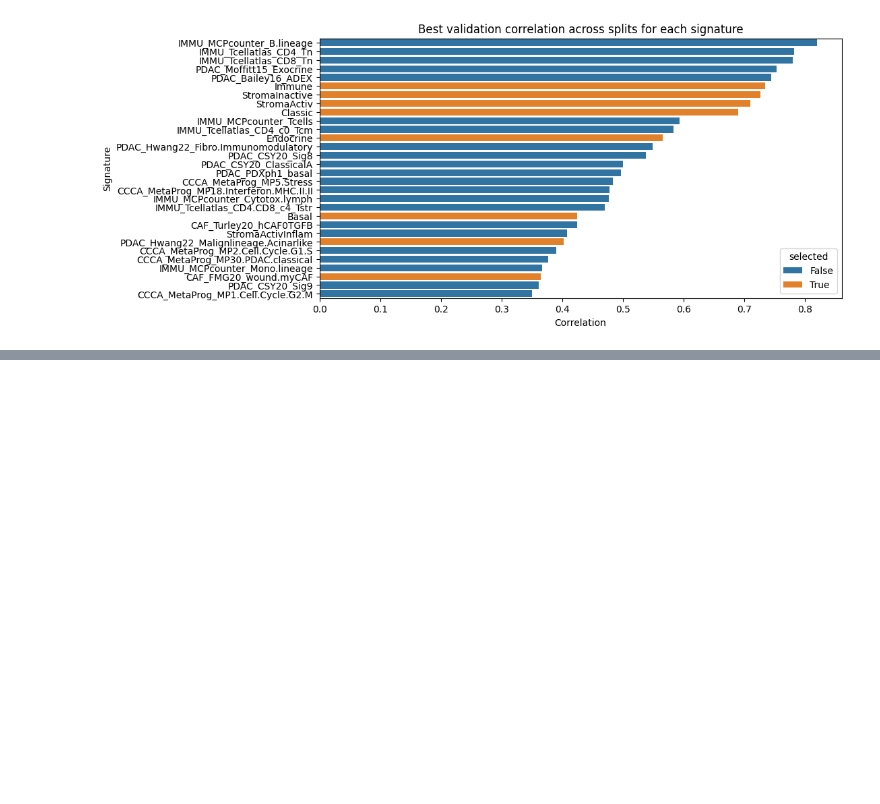
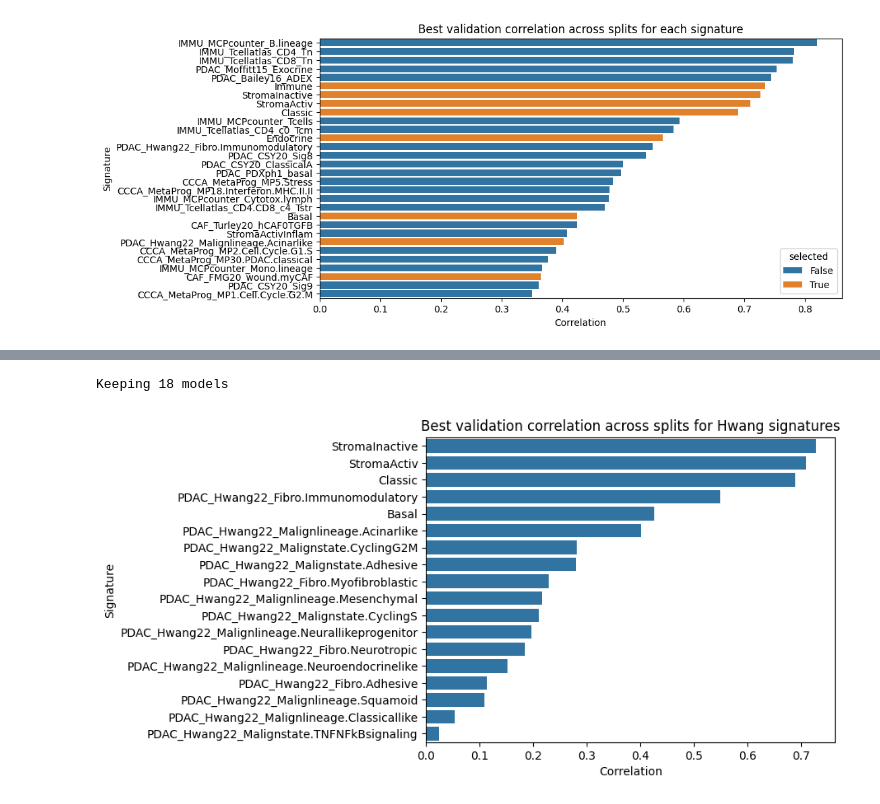
Before and after one commit to GeNeHetX/HistoSign, a Jupyter notebook: src/signatures/inspect_training.ipynb, the cells around one changed output, grey strips where cells are left out. Cells and saved outputs as stored; diff of their text form; code cells hidden in the pictures; blank space fills up the shorter version.

```diff
--- a/src/signatures/inspect_training.ipynb
+++ b/src/signatures/inspect_training.ipynb
@@ -228,0 +265,21 @@ np.save(r"C:\Users\inserm\Documents\histo_sign\dataset\best_model_path.npy", res
+# %%
+hwang_df = recap_df[recap_df.signature.str.contains("Hwang")]
+hwang_sign = hwang_df.signature.values
+hwang_sign = list(set(hwang_sign).union(set(["Classic", "StromaActiv", "Basal", "StromaInactive"])))
+hwang_df = recap_df[recap_df.signature.isin(hwang_sign)]
+
+res = hwang_df[["signature", "model_path"]]
+res_dict = res.set_index("signature").T.to_dict("list")
+for k, v in res_dict.items():
+    res_dict[k] = v[0].as_posix()
+
+print(f"Keeping {len(res_dict)} models")
+# np.save(r"C:\Users\inserm\Documents\histo_sign\dataset\hwang_model_path.npy", res_dict)
+sns.barplot(data=hwang_df, x="best_corr", y="signature")
+plt.title("Best validation correlation across splits for Hwang signatures")
+plt.xlabel("Correlation")
+plt.ylabel("Signature")
+plt.show()
+# %% [output]
+Keeping 18 models
+[figure, added]
```
Also changed, not shown: parts of 8 cells of this notebook.
